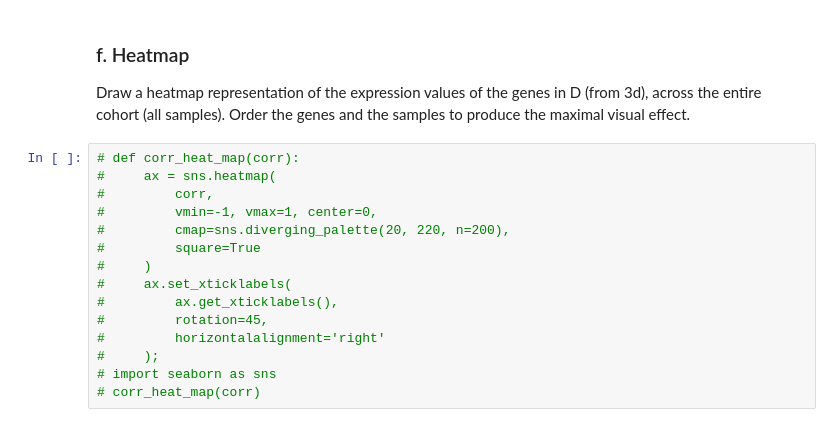
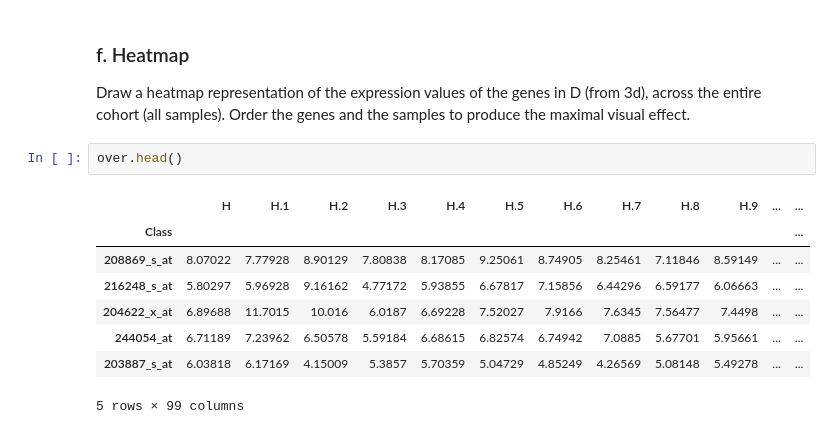
Before and after one commit to ihadanny/stat3620, a Jupyter notebook: HW4_034537969_322156159.ipynb, the cells around one changed output. Drawn from its saved outputs; the diff is of its cells as text.

```diff
--- a/HW4_034537969_322156159.ipynb
+++ b/HW4_034537969_322156159.ipynb
@@ -346,18 +390,14 @@ Probably it happens because H and M patients have significantly different expres
 # %% [markdown]
 ### f. Heatmap
 Draw a heatmap representation of the expression values of the genes in D (from 3d), across the entire cohort (all samples).   Order the genes and the samples to produce the maximal visual effect.
-# %%
-# def corr_heat_map(corr):
-#     ax = sns.heatmap(
-#         corr,
-#         vmin=-1, vmax=1, center=0,
-#         cmap=sns.diverging_palette(20, 220, n=200),
-#         square=True
-#     )
-#     ax.set_xticklabels(
-#         ax.get_xticklabels(),
-#         rotation=45,
-#         horizontalalignment='right'
-#     );
-# import seaborn as sns
-# corr_heat_map(corr)
+# %%
+over.head()
+# %% [output]
+|  | H | H.1 | H.2 | H.3 | H.4 | H.5 | H.6 | H.7 | H.8 | H.9 | ... | ... |
+| Class |  |  |  |  |  |  |  |  |  |  |  | ... |
+| 208869_s_at | 8.07022 | 7.77928 | 8.90129 | 7.80838 | 8.17085 | 9.25061 | 8.74905 | 8.25461 | 7.11846 | 8.59149 | ... | ... |
+| 216248_s_at | 5.80297 | 5.96928 | 9.16162 | 4.77172 | 5.93855 | 6.67817 | 7.15856 | 6.44296 | 6.59177 | 6.06663 | ... | ... |
+| 204622_x_at | 6.89688 | 11.7015 | 10.016 | 6.0187 | 6.69228 | 7.52027 | 7.9166 | 7.6345 | 7.56477 | 7.4498 | ... | ... |
+| 244054_at | 6.71189 | 7.23962 | 6.50578 | 5.59184 | 6.68615 | 6.82574 | 6.74942 | 7.0885 | 5.67701 | 5.95661 | ... | ... |
+| 203887_s_at | 6.03818 | 6.17169 | 4.15009 | 5.3857 | 5.70359 | 5.04729 | 4.85249 | 4.26569 | 5.08148 | 5.49278 | ... | ... |
+5 rows × 99 columns
```
Also changed, not shown: parts of 12 cells of this notebook.
